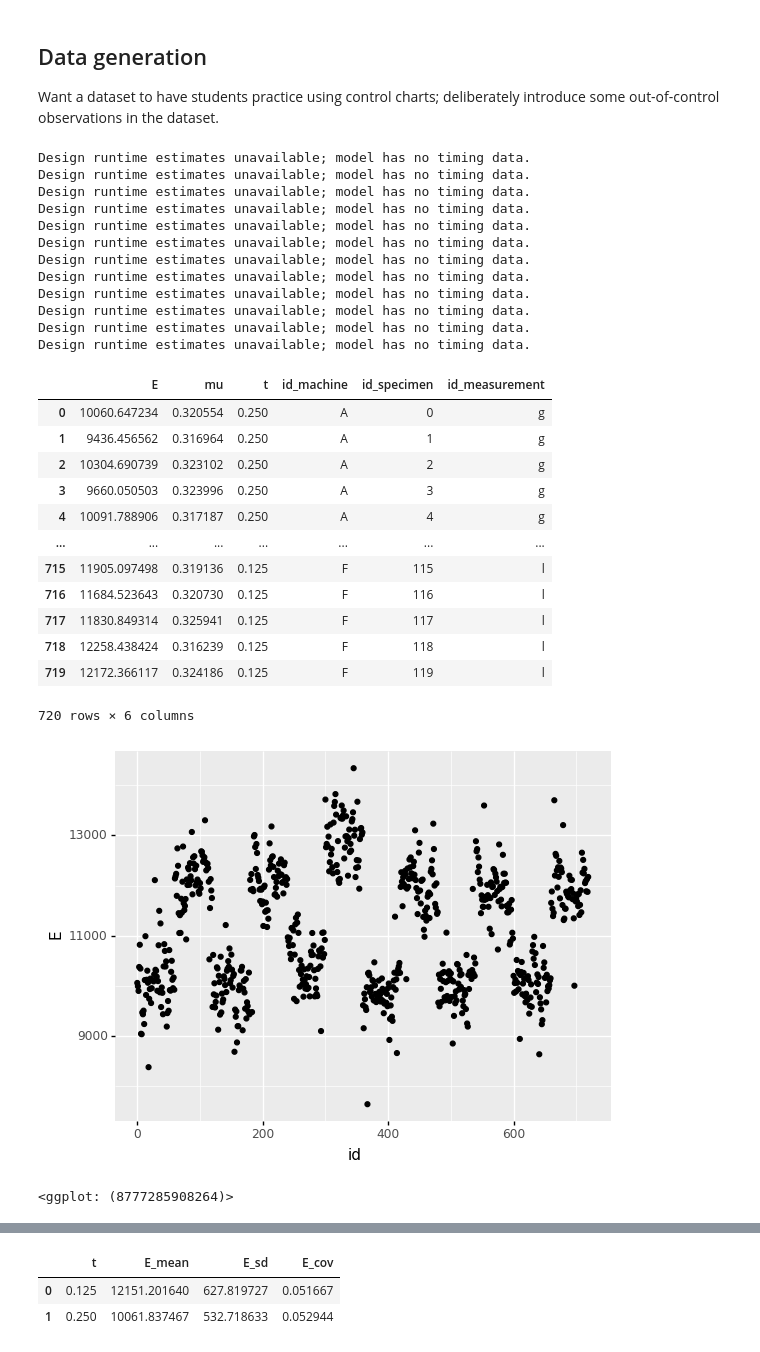
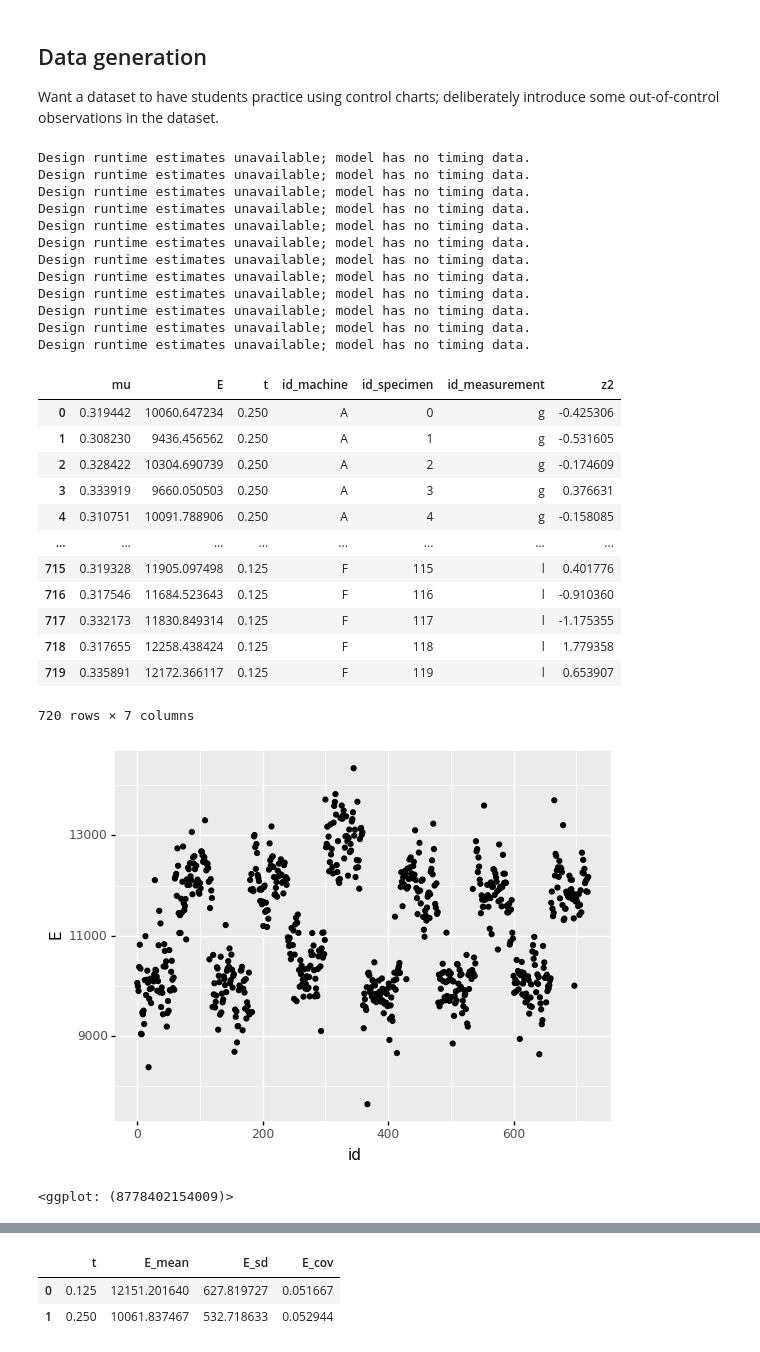
Before and after one commit to zdelrosario/evc-course, a Jupyter notebook: challenges/c05-draft.ipynb, the cells around one changed output, grey strips where cells are left out. Drawn from its saved outputs; the diff is of its cells as text; code cells hidden in the pictures.

Commit message:
increase noise on mu

```diff
--- a/challenges/c05-draft.ipynb
+++ b/challenges/c05-draft.ipynb
@@ -97,7 +97,7 @@ for i in range(df_base.shape[0]):
         gr.Model()
         >> gr.cp_marginals(
             E = gr.marg_mom("lognorm", floc=0, mean=df_base.E_mean[i], cov=df_base.COV[i]),
-            mu = gr.marg_mom("lognorm", floc=0, mean=0.32, cov=0.01),
+            mu = gr.marg_mom("lognorm", floc=0, mean=0.32, cov=0.03),
         )
         >> gr.cp_copula_independence()
     )
@@ -116,48 +116,51 @@ for i in range(df_base.shape[0]):
     )
 
 
 # Measured properties
 n_total = df_data.shape[0] * df_noise.shape[0]
 df_data = (
     df_data
     >> gr.tf_mutate(id_specimen=DF.index)
     >> gr.tf_outer(df_noise)
-    >> gr.tf_mutate(z=mg_standard.r(n_total))
-    >> gr.tf_mutate(E=DF.E + DF.noise_sd * DF.z)
+    >> gr.tf_mutate(z=mg_standard.r(n_total), z2=mg_standard.r(n_total))
+    >> gr.tf_mutate(
+        E=DF.E + DF.noise_sd * DF.z,
+        mu=DF.mu + 0.005 * DF.z2,
+    )
     >> gr.tf_drop("z", "noise_sd")
 )
 
 ## Write data to disk
 df_data.to_csv(filename_data, index=False)
 
 ## Printout
 df_data
 # %% [output]
 Design runtime estimates unavailable; model has no timing data.
 Design runtime estimates unavailable; model has no timing data.
 Design runtime estimates unavailable; model has no timing data.
 Design runtime estimates unavailable; model has no timing data.
 Design runtime estimates unavailable; model has no timing data.
 Design runtime estimates unavailable; model has no timing data.
 Design runtime estimates unavailable; model has no timing data.
 Design runtime estimates unavailable; model has no timing data.
 Design runtime estimates unavailable; model has no timing data.
 Design runtime estimates unavailable; model has no timing data.
 Design runtime estimates unavailable; model has no timing data.
 Design runtime estimates unavailable; model has no timing data.
-|  | E | mu | t | id_machine | id_specimen | id_measurement |
-| 0 | 10060.647234 | 0.320554 | 0.250 | A | 0 | g |
-| 1 | 9436.456562 | 0.316964 | 0.250 | A | 1 | g |
-| 2 | 10304.690739 | 0.323102 | 0.250 | A | 2 | g |
-| 3 | 9660.050503 | 0.323996 | 0.250 | A | 3 | g |
-| 4 | 10091.788906 | 0.317187 | 0.250 | A | 4 | g |
-| ... | ... | ... | ... | ... | ... | ... |
-| 715 | 11905.097498 | 0.319136 | 0.125 | F | 115 | l |
-| 716 | 11684.523643 | 0.320730 | 0.125 | F | 116 | l |
-| 717 | 11830.849314 | 0.325941 | 0.125 | F | 117 | l |
-| 718 | 12258.438424 | 0.316239 | 0.125 | F | 118 | l |
-| 719 | 12172.366117 | 0.324186 | 0.125 | F | 119 | l |
+|  | mu | E | t | id_machine | id_specimen | id_measurement | z2 |
+| 0 | 0.319442 | 10060.647234 | 0.250 | A | 0 | g | -0.425306 |
+| 1 | 0.308230 | 9436.456562 | 0.250 | A | 1 | g | -0.531605 |
+| 2 | 0.328422 | 10304.690739 | 0.250 | A | 2 | g | -0.174609 |
+| 3 | 0.333919 | 9660.050503 | 0.250 | A | 3 | g | 0.376631 |
+| 4 | 0.310751 | 10091.788906 | 0.250 | A | 4 | g | -0.158085 |
+| ... | ... | ... | ... | ... | ... | ... | ... |
+| 715 | 0.319328 | 11905.097498 | 0.125 | F | 115 | l | 0.401776 |
+| 716 | 0.317546 | 11684.523643 | 0.125 | F | 116 | l | -0.910360 |
+| 717 | 0.332173 | 11830.849314 | 0.125 | F | 117 | l | -1.175355 |
+| 718 | 0.317655 | 12258.438424 | 0.125 | F | 118 | l | 1.779358 |
+| 719 | 0.335891 | 12172.366117 | 0.125 | F | 119 | l | 0.653907 |
-720 rows × 6 columns
+720 rows × 7 columns
 # %%
 (
     df_data
@@ -168,4 +171,4 @@ Design runtime estimates unavailable; model has no timing data.
 )
 # %% [output]
 [figure]
-<ggplot: (8777285908264)>
+<ggplot: (8778402154009)>
```
Also changed, not shown: parts of 8 cells of this notebook, 1 other file.
